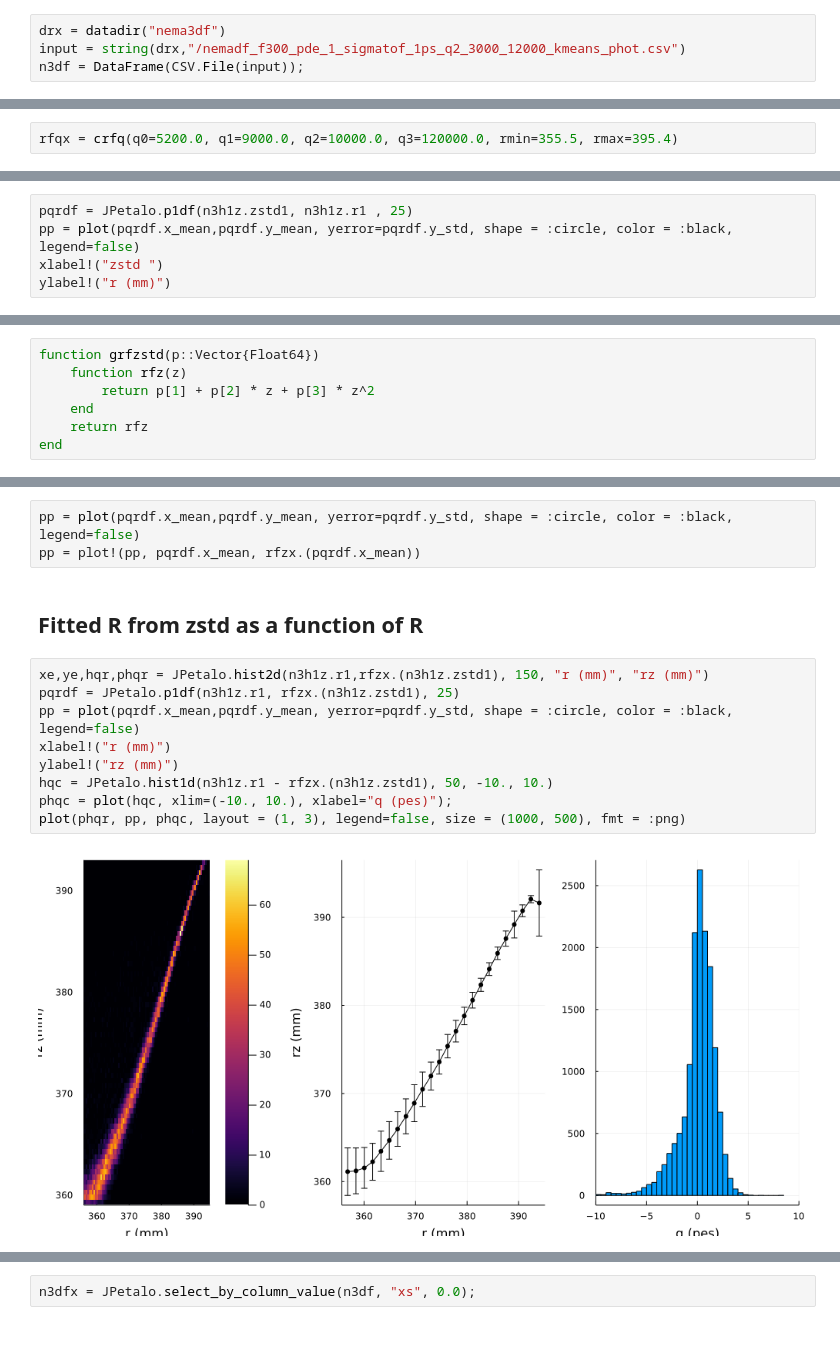
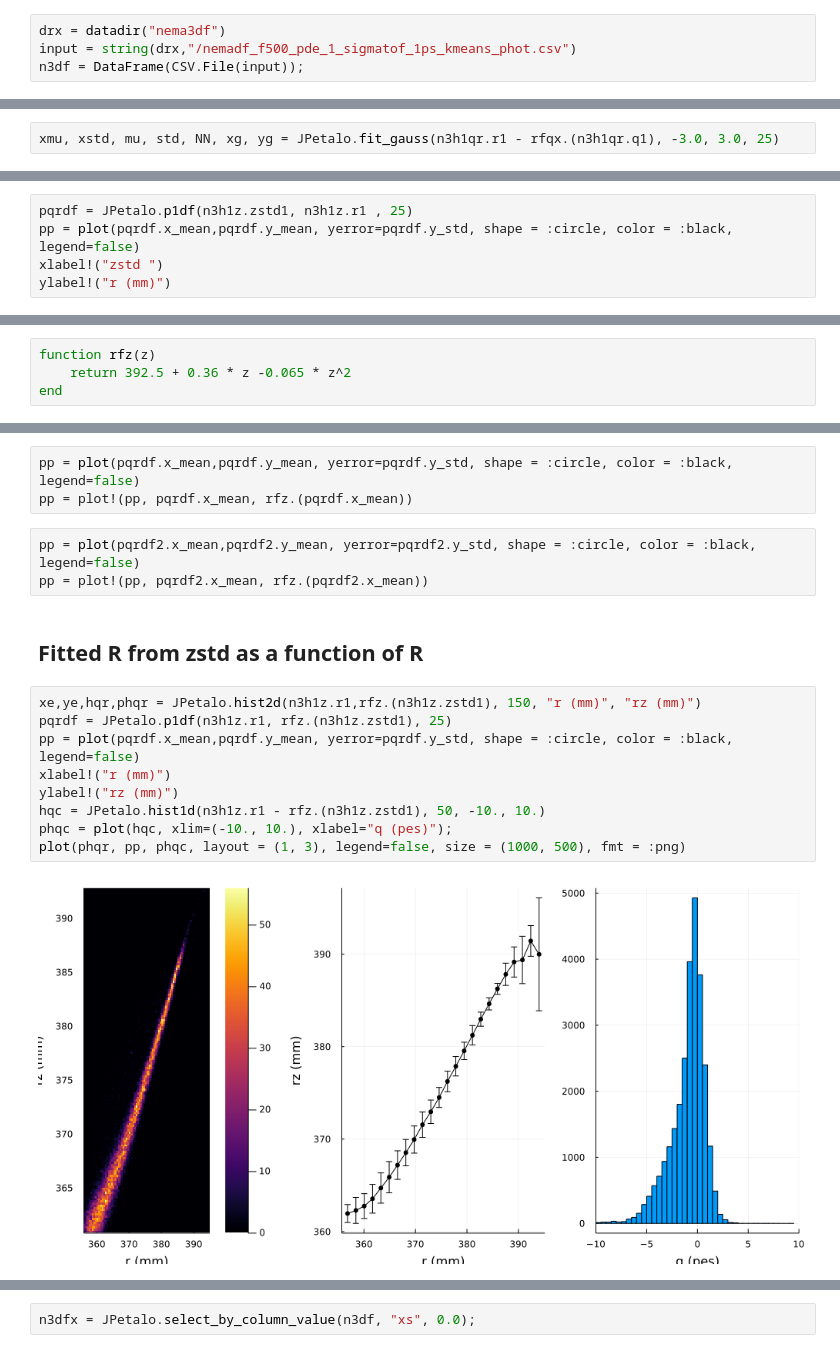
Before and after one commit to jjgomezcadenas/JPetalo, a Jupyter notebook: notebooks/nema_photoe_pde_1.ipynb, the cells around one changed output, grey strips where cells are left out. Saved outputs shown, nothing was run; the diff lists cells and outputs as text.

```diff
--- a/notebooks/nema_photoe_pde_1.ipynb
+++ b/notebooks/nema_photoe_pde_1.ipynb
@@ -110,7 +110,7 @@ Base.CoreLogging.SimpleLogger(IJulia.IJuliaStdio{Base.PipeEndpoint}(IOContext(Ba
 ### Read a summary data frame with photoelectric interactions
 # %%
 drx = datadir("nema3df")
-input = string(drx,"/nemadf_f300_pde_1_sigmatof_1ps_q2_3000_12000_kmeans_phot.csv")
+input = string(drx,"/nemadf_f500_pde_1_sigmatof_1ps_kmeans_phot.csv")
 n3df = DataFrame(CSV.File(input));
 # %%
 println(names(n3df))
@@ -278,2 +196,0 @@ crfq (generic function with 8 methods)
-# %%
-rfqx = crfq(q0=5200.0, q1=9000.0, q2=10000.0, q3=120000.0, rmin=355.5, rmax=395.4)
@@ -333,0 +243,2 @@ xmu, xstd = JPetalo.mean_std(n3h1qr.r1 - rfqx.(n3h1qr.q1), -4.0, 4.0)
+# %%
+xmu, xstd, mu, std, NN, xg, yg = JPetalo.fit_gauss(n3h1qr.r1 - rfqx.(n3h1qr.q1), -3.0, 3.0, 25)
@@ -415,8 +283,5 @@ sfq = stderror(fq)
 # %%
-function grfzstd(p::Vector{Float64})
-    function rfz(z)
-        return p[1] + p[2] * z + p[3] * z^2
-    end
-    return rfz
+function rfz(z)
+    return 392.5 + 0.36 * z -0.065 * z^2
 end
 # %% [output]
@@ -428,17 +342,20 @@ rfzx = grfzstd(cfq)
 # %%
 pp = plot(pqrdf.x_mean,pqrdf.y_mean, yerror=pqrdf.y_std, shape = :circle, color = :black, legend=false)
-pp = plot!(pp, pqrdf.x_mean, rfzx.(pqrdf.x_mean))
+pp = plot!(pp, pqrdf.x_mean, rfz.(pqrdf.x_mean))
+# %%
+pp = plot(pqrdf2.x_mean,pqrdf2.y_mean, yerror=pqrdf2.y_std, shape = :circle, color = :black, legend=false)
+pp = plot!(pp, pqrdf2.x_mean, rfz.(pqrdf2.x_mean))
 # %% [markdown]
 ## Fitted R from zstd as a function of R
 # %%
-xe,ye,hqr,phqr = JPetalo.hist2d(n3h1z.r1,rfzx.(n3h1z.zstd1), 150, "r (mm)", "rz (mm)")
-pqrdf = JPetalo.p1df(n3h1z.r1, rfzx.(n3h1z.zstd1), 25)
+xe,ye,hqr,phqr = JPetalo.hist2d(n3h1z.r1,rfz.(n3h1z.zstd1), 150, "r (mm)", "rz (mm)")
+pqrdf = JPetalo.p1df(n3h1z.r1, rfz.(n3h1z.zstd1), 25)
 pp = plot(pqrdf.x_mean,pqrdf.y_mean, yerror=pqrdf.y_std, shape = :circle, color = :black, legend=false)
 xlabel!("r (mm)")
 ylabel!("rz (mm)")
-hqc = JPetalo.hist1d(n3h1z.r1 - rfzx.(n3h1z.zstd1), 50, -10., 10.)
+hqc = JPetalo.hist1d(n3h1z.r1 - rfz.(n3h1z.zstd1), 50, -10., 10.)
 phqc = plot(hqc, xlim=(-10., 10.), xlabel="q (pes)");
 plot(phqr, pp, phqc, layout = (1, 3), legend=false, size = (1000, 500), fmt = :png)
 # %% [output]
-[figure, old version]
+[figure, new version]
 # %%
```
Also changed, not shown: parts of 98 cells of this notebook, 6 other files.
